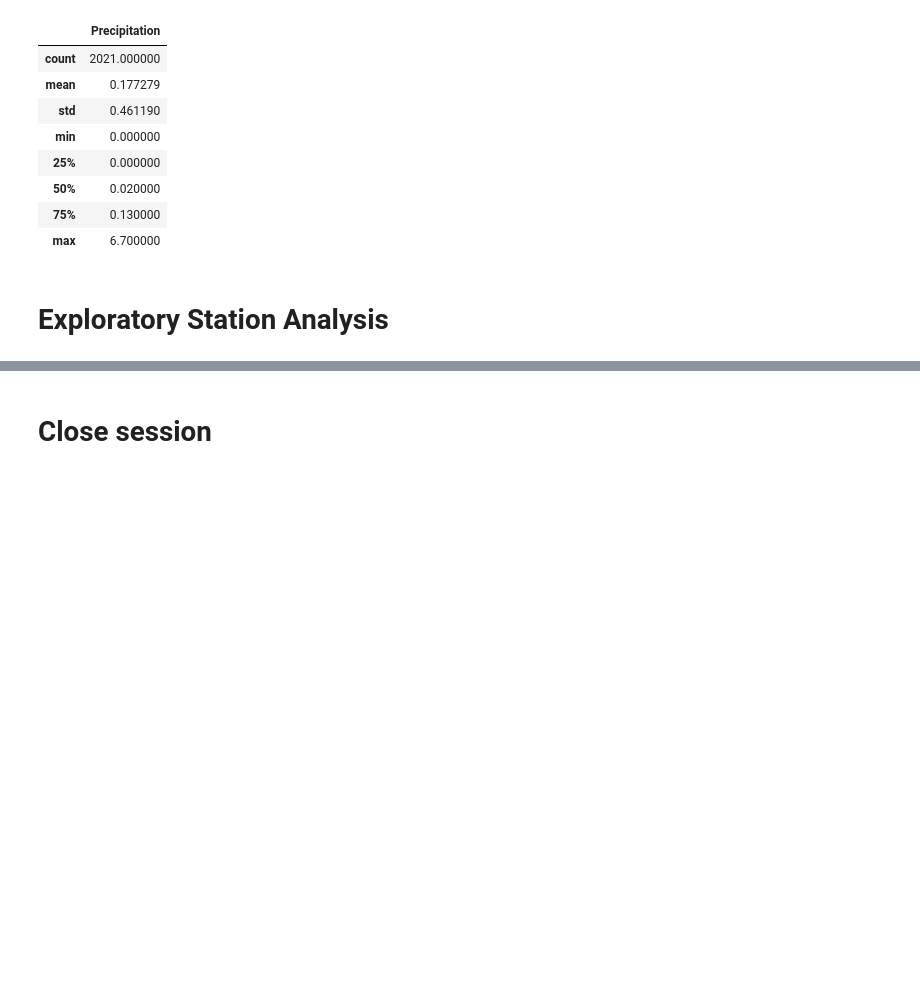
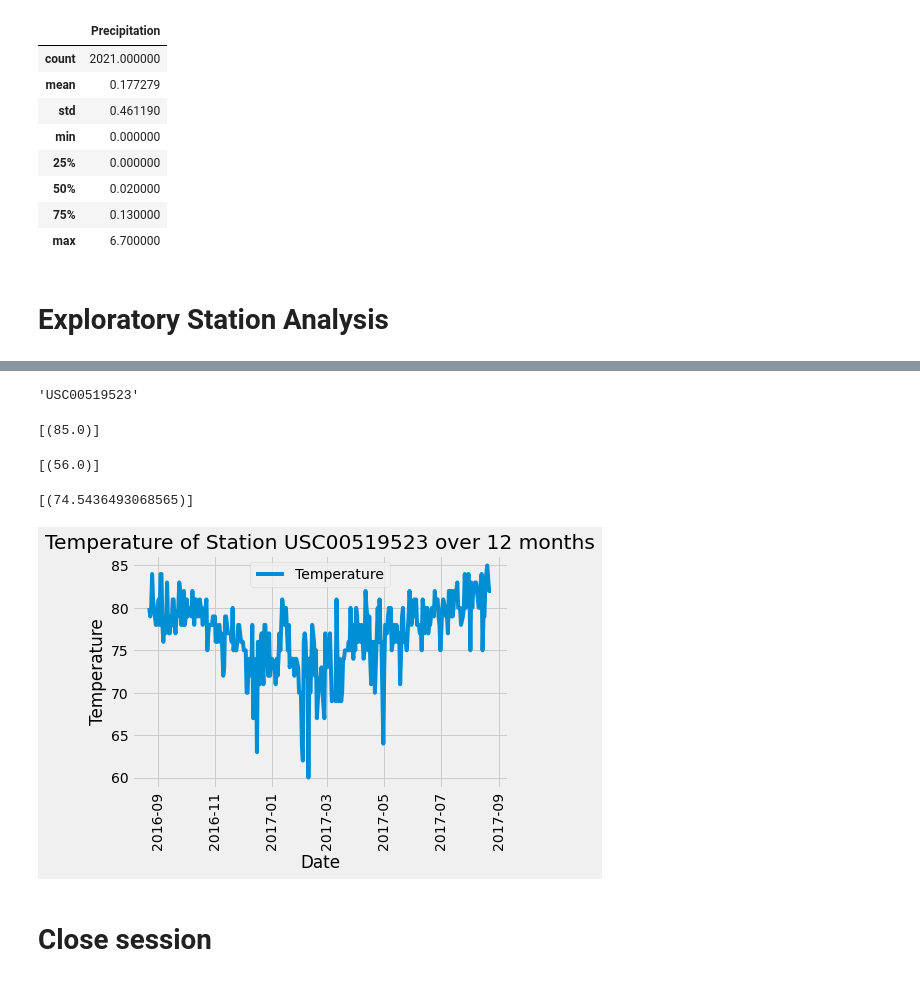
Before and after one commit to tritchlin/sqlalchemy-challenge, a Jupyter notebook: climate_starter.ipynb, the cells around one changed output, grey strips where cells are left out. Drawn from its saved outputs; the diff is of its cells as text; code cells hidden in the pictures; blank space fills up the shorter version.

```diff
--- a/climate_starter.ipynb
+++ b/climate_starter.ipynb
@@ -161,2 +152,28 @@ NameError: name 'merged_data' is not defined
+# %%
+active_station_id = session.query(measurement.station).\
+    group_by(measurement.station).\
+    order_by(desc(measurement.station)).first()
+active_station_id[0]
+# %% [output]
+'USC00519523'
 # %%
 # Using the most active station id from the previous query, calculate the lowest, highest, and average temperature.
+active_stats = session.query(measurement.tobs).\
+    filter_by(station = active_station_id[0]).all()
+max_temp = session.query(func.max(measurement.tobs)).\
+    filter_by(station = active_station_id[0]).all()
+max_temp
+# %% [output]
+[(85.0)]
+# %%
+min_temp = session.query(func.min(measurement.tobs)).\
+    filter_by(station = active_station_id[0]).all()
+min_temp
+# %% [output]
+[(56.0)]
+# %%
+avg_temp = session.query(func.avg(measurement.tobs)).\
+    filter_by(station = active_station_id[0]).all()
+avg_temp
+# %% [output]
+[(74.5436493068565)]
@@ -163,6 +183,25 @@ NameError: name 'merged_data' is not defined
 # %%
 # Using the most active station id
 # Query the last 12 months of temperature observation data for this station and plot the results as a histogram
+annual_activestn_tobs = engine.execute('SELECT date,tobs FROM measurement WHERE date BETWEEN :start AND :end AND station == :station_id',(timestamp_start,timestamp_end,active_station_id[0])).fetchall()
+# annual_activestn_tobs
+
+tobs_df = pd.DataFrame(annual_activestn_tobs)
+tobs_df[0]=pd.to_datetime(tobs_df[0])
+tobs_final = tobs_df.rename(columns={0:'Date',1:'Temperature'}).set_index('Date').dropna()
+tobs_chart = tobs_final.sort_values(by=['Date'])
+# %%
+# Use Pandas Plotting with Matplotlib to plot the data
+figsize=(13,13)
+plt.plot(tobs_chart.index, tobs_chart['Temperature'],label="Temperature")
+plt.legend(loc="upper center")
+plt.title("Temperature of Station "+ str(active_station_id[0]) + " over 12 months")
+plt.xlabel("Date")
+plt.ylabel("Temperature")
+plt.xticks(rotation=90)
+plt.show()
+# %% [output]
+[figure, added]
 # %% [markdown]
 # Close session
 # %%
```
Also changed, not shown: parts of 9 cells of this notebook.
